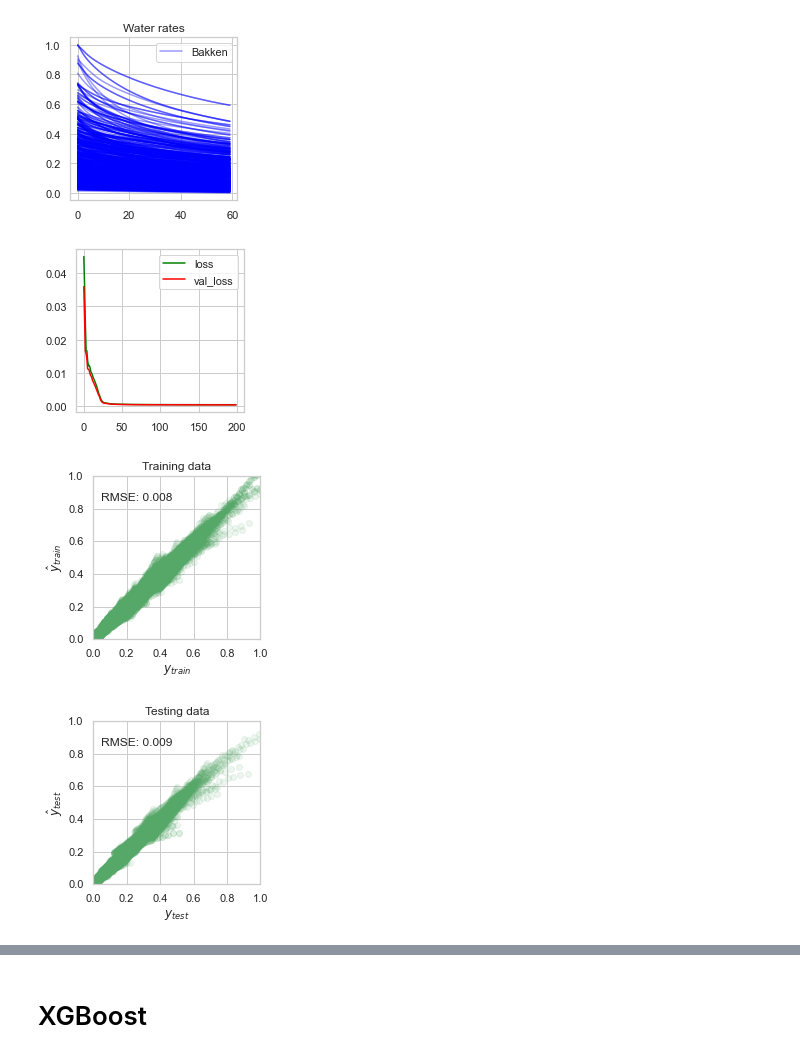
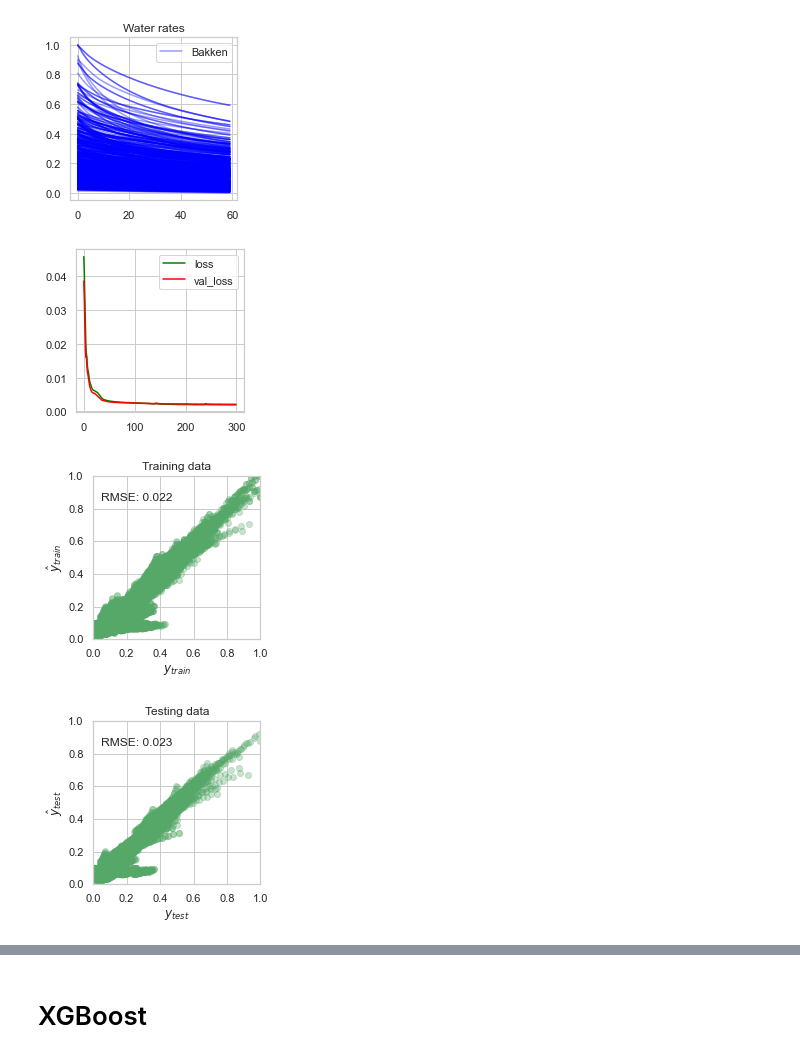
Before and after one commit to rsyamil/latent-space-xgboost, a Jupyter notebook: demo-trees.ipynb, the cells around one changed output, grey strips where cells are left out. Cells and saved outputs as stored; diff of their text form; code cells hidden in the pictures.

```diff
--- a/demo-trees.ipynb
+++ b/demo-trees.ipynb
@@ -82,15 +83,15 @@ Text(0.5, 1.0, 'Water rates')
 # %%
 #reduce dimension of data
 
-z_dim = 3
+z_dim = 1
 data_ae = models.models(name = 'data_ae',
                           z_dim = z_dim,
                           timesteps = y_train.shape[1],
                           n_features = y_train.shape[-1])
 
-data_ae.train_autoencoder1D(y_train, load = False, epoch=200)
+data_ae.train_autoencoder1D(y_train, load = False, epoch=300)
 # %% [output]
-[figure, old version]
+[figure, new version]
 # %%
 #qc reconstruction quality
 y_train_hat = data_ae.d2d.predict(y_train)
@@ -101,28 +102,28 @@ z_y_test_hat = data_ae.d2zd.predict(y_test)
 # %%
 def RMSE(data1, data2):
     return np.sqrt(np.mean((data1.flatten()-data2.flatten())**2)) /2
 
 #scatter plots for training and testing, color by field label
 def scatterPlot(data1, data2, xlabel, ylabel, title, limits=True, c=None):
     fig, ax = plt.subplots(figsize=(3, 3))
     if c is None:
-        plt.scatter(data1, data2, c='g', alpha=0.1)
+        plt.scatter(data1, data2, c='g', alpha=0.3)
     else:
         plt.scatter(data1, data2, c=c, alpha=0.9, cmap="seismic")
     plt.xlabel(xlabel)
     plt.ylabel(ylabel)
     if limits:
         plt.xlim([0, 1])
         plt.ylim([0, 1])
     plt.title(title)
     ax.annotate(f"RMSE: {RMSE(data1, data2):.3f}", xy=(0.8, 0.8),  xycoords='data',
             xytext=(0.05, 0.9), textcoords='axes fraction',
             horizontalalignment='left', verticalalignment='top')
 
 scatterPlot(y_train, y_train_hat, '$y_{train}$', '$\hat{y}_{train}$', 'Training data')
 scatterPlot(y_test, y_test_hat, '$y_{test}$', '$\hat{y}_{test}$', 'Testing data')
 # %% [output]
-[figure, old version]
+[figure, new version]
-[figure, old version]
+[figure, new version]
 # %%
 #display latent space with cumm production
```
Also changed, not shown: parts of 17 cells of this notebook, 1 other file.
